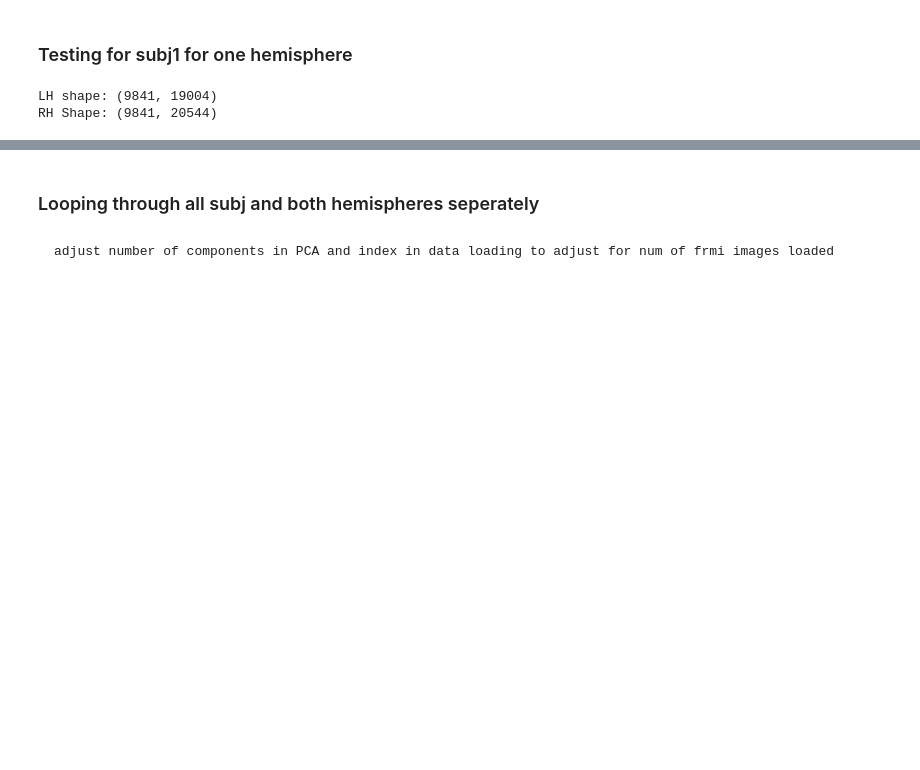
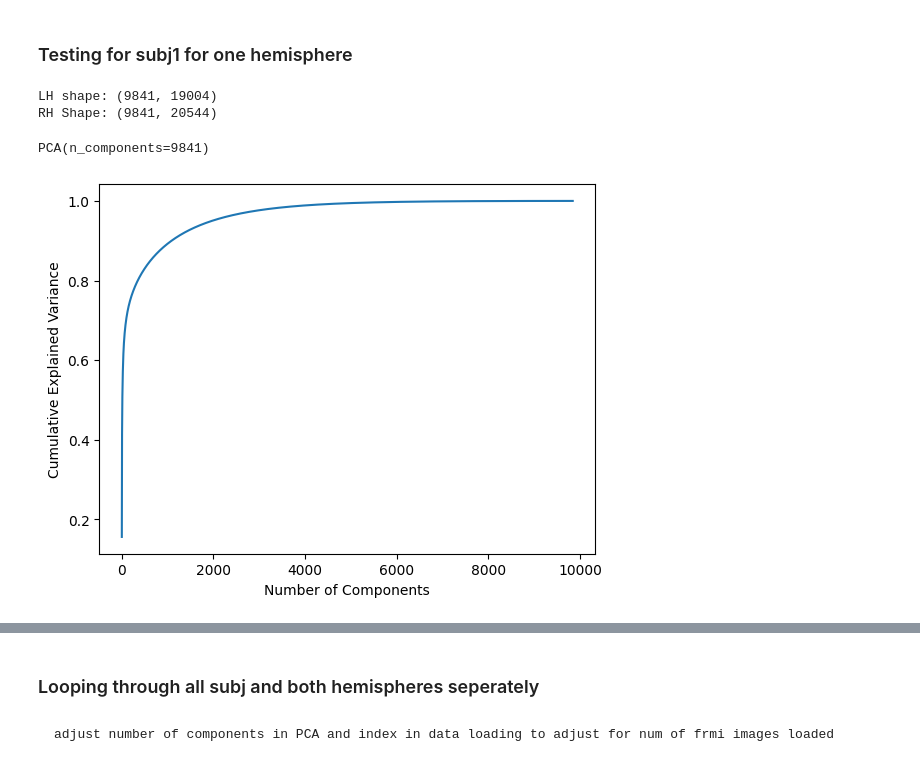
Before and after one commit to RaghavVacher/aml_project_2023, a Jupyter notebook: src/notebooks/PCA_exploration_EK.ipynb, the cells around one changed output, grey strips where cells are left out. Cells and saved outputs as stored; diff of their text form; code cells hidden in the pictures; blank space fills up the shorter version.

```diff
--- a/src/notebooks/PCA_exploration_EK.ipynb
+++ b/src/notebooks/PCA_exploration_EK.ipynb
@@ -32,12 +32,16 @@ LH shape: (9841, 19004)
 RH Shape: (9841, 20544)
 # %%
 # #exploratory PCA for right hemisphere
-# pca = PCA(n_components=9841) # n_components must be between min(n_smaples, n_features), hence 9841
-# pca.fit(data_rh)
+pca = PCA(n_components=9841) # n_components must be between min(n_smaples, n_features), hence 9841
+pca.fit(data_rh)
+# %% [output]
+PCA(n_components=9841)
 # %%
 # # plot the cumulative explained variance as a function of the number of components
-# plt.plot(np.cumsum(pca.explained_variance_ratio_))
-# plt.xlabel('Number of Components')
-# plt.ylabel('Cumulative Explained Variance')
-# plt.show()
+plt.plot(np.cumsum(pca.explained_variance_ratio_))
+plt.xlabel('Number of Components')
+plt.ylabel('Cumulative Explained Variance')
+plt.show()
+# %% [output]
+[figure, added]
 # %%
```
Also changed, not shown: parts of 2 cells of this notebook.
